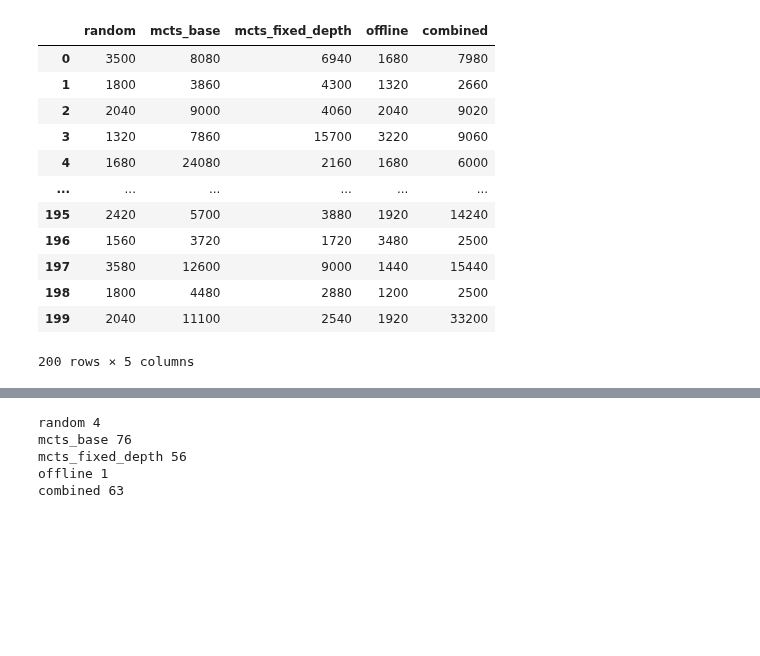
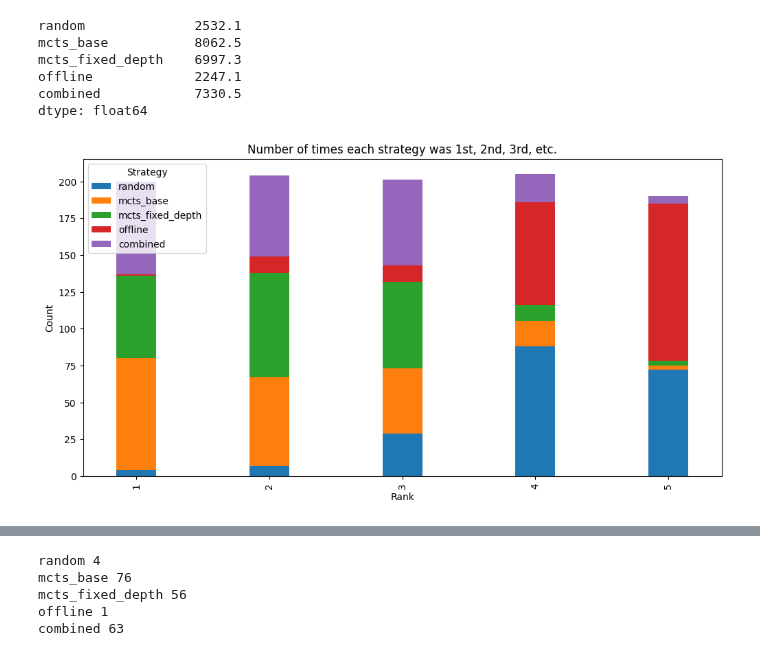
Before and after one commit to AlexisBnnft/CandyCrusher, a Jupyter notebook: Arena_Analysis.ipynb, the cells around one changed output, grey strips where cells are left out. Cells and saved outputs as stored; diff of their text form; code cells hidden in the pictures; blank space fills up the shorter version.

Commit message:
running random analysis

```diff
--- a/Arena_Analysis.ipynb
+++ b/Arena_Analysis.ipynb
@@ -14,18 +14,11 @@ The autoreload extension is already loaded. To reload it, use:
 # %%
 df = pd.read_csv('results_backup/results_arena.csv')
 # %%
-df
+df.mean()
 # %% [output]
-|  | random | mcts_base | mcts_fixed_depth | offline | combined |
-| 0 | 3500 | 8080 | 6940 | 1680 | 7980 |
-| 1 | 1800 | 3860 | 4300 | 1320 | 2660 |
-| 2 | 2040 | 9000 | 4060 | 2040 | 9020 |
-| 3 | 1320 | 7860 | 15700 | 3220 | 9060 |
-| 4 | 1680 | 24080 | 2160 | 1680 | 6000 |
-| ... | ... | ... | ... | ... | ... |
-| 195 | 2420 | 5700 | 3880 | 1920 | 14240 |
-| 196 | 1560 | 3720 | 1720 | 3480 | 2500 |
-| 197 | 3580 | 12600 | 9000 | 1440 | 15440 |
-| 198 | 1800 | 4480 | 2880 | 1200 | 2500 |
-| 199 | 2040 | 11100 | 2540 | 1920 | 33200 |
-200 rows × 5 columns
+random              2532.1
+mcts_base           8062.5
+mcts_fixed_depth    6997.3
+offline             2247.1
+combined            7330.5
+dtype: float64
@@ -41,0 +25,19 @@ This can be a stacked bar plot
+# %%
+
+# Rank each row
+ranks = df.rank(axis=1, method='min', ascending=False)
+
+# Count the number of times each strategy was 1st, 2nd, 3rd, etc.
+rank_counts = pd.DataFrame(0, index=df.columns, columns=range(1, len(df.columns) + 1))
+for col in ranks.columns:
+    rank_counts.loc[col] = ranks[col].value_counts().reindex(range(1, len(df.columns) + 1), fill_value=0)
+
+# Plot stacked bar plot
+rank_counts.T.plot(kind='bar', stacked=True, figsize=(12, 6), width=0.3)
+plt.xlabel('Rank')
+plt.ylabel('Count')
+plt.title('Number of times each strategy was 1st, 2nd, 3rd, etc.')
+plt.legend(title='Strategy')
+plt.show()
+# %% [output]
+[figure, added]
```
Also changed, not shown: parts of 4 cells of this notebook, 2 other files.
